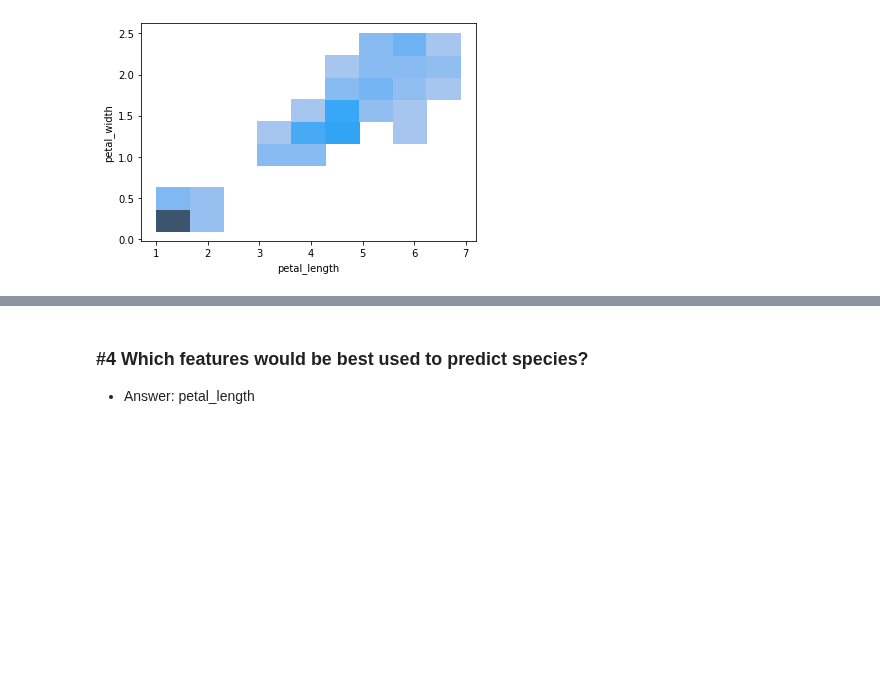
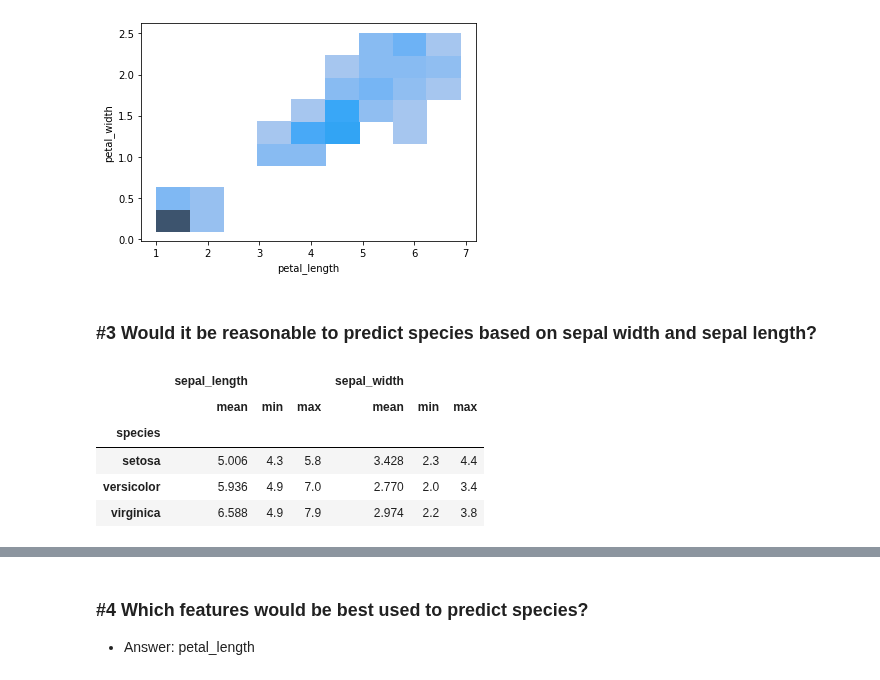
Before and after one commit to natasharivers/numpy-pandas-visualization-exercises, a Jupyter notebook: seaborn_exercises.ipynb, the cells around one changed output, grey strips where cells are left out. Drawn from its saved outputs; the diff is of its cells as text; code cells hidden in the pictures; blank space fills up the shorter version.

```diff
--- a/seaborn_exercises.ipynb
+++ b/seaborn_exercises.ipynb
@@ -51,3 +51,15 @@ sns.histplot(data = iris_ds, x='petal_length', y='petal_width')
 # %% [output]
 <AxesSubplot:xlabel='petal_length', ylabel='petal_width'>
 [figure]
+# %% [markdown]
+### #3 Would it be reasonable to predict species based on sepal width and sepal length?
+# %%
+#Continuous data
+iris_ds.groupby('species').agg({'sepal_length' : ['mean', 'min', 'max'], 'sepal_width': ['mean', 'min', 'max']})
+# %% [output]
+|  | sepal_length |  |  | sepal_width |  |  |
+|  | mean | min | max | mean | min | max |
+| species |  |  |  |  |  |  |
+| setosa | 5.006 | 4.3 | 5.8 | 3.428 | 2.3 | 4.4 |
+| versicolor | 5.936 | 4.9 | 7.0 | 2.770 | 2.0 | 3.4 |
+| virginica | 6.588 | 4.9 | 7.9 | 2.974 | 2.2 | 3.8 |
```
Also changed, not shown: parts of 4 cells of this notebook.
